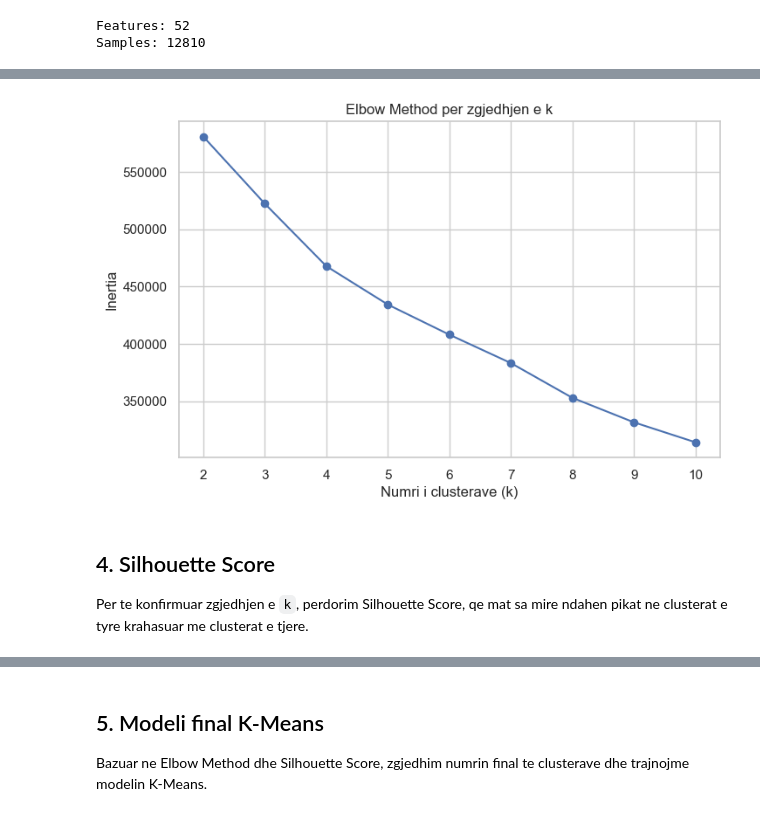
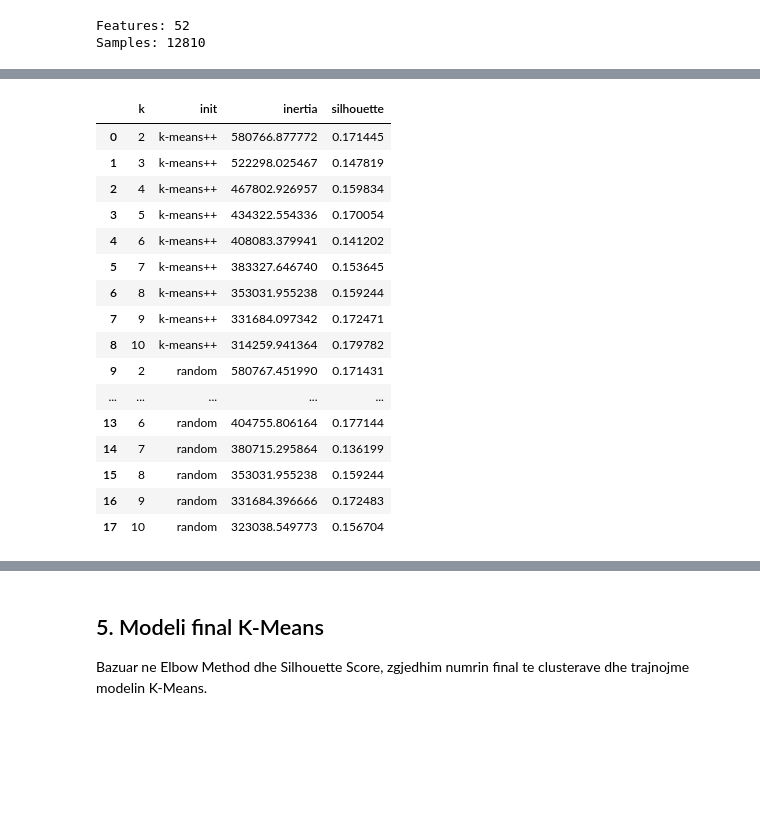
Before and after one commit to Valza-2005/House-Price-Prediction-Machine-Learning-Models, a Jupyter notebook: notebooks/models/Clustering.ipynb, the cells around one changed output, grey strips where cells are left out. Saved outputs shown, nothing was run; the diff lists cells and outputs as text; code cells hidden in the pictures; blank space fills up the shorter version.

```diff
--- a/notebooks/models/Clustering.ipynb
+++ b/notebooks/models/Clustering.ipynb
@@ -61,22 +65,38 @@ Per te zgjedhur numrin optimal te clusterave (`k`), perdorim Elbow Method, duke
 # %%
 k_values = range(2, 11)
-inertia_values = []
+init_methods = ["k-means++", "random"]
 
-for k in k_values:
-    kmeans = KMeans(n_clusters=k, random_state=42, n_init=10)
-    kmeans.fit(X)
-    inertia_values.append(kmeans.inertia_)
+experiment_results = []
 
-plt.figure(figsize=(8, 5))
-plt.plot(list(k_values), inertia_values, marker="o")
-plt.xlabel("Numri i clusterave (k)")
-plt.ylabel("Inertia")
-plt.title("Elbow Method per zgjedhjen e k")
-plt.xticks(list(k_values))
-plt.show()
+for init_method in init_methods:
+    for k in k_values:
+        kmeans = KMeans(n_clusters=k, init=init_method, random_state=42, n_init=10)
+        labels = kmeans.fit_predict(X)
+        score = silhouette_score(X, labels)
+        experiment_results.append({
+            "k": k,
+            "init": init_method,
+            "inertia": kmeans.inertia_,
+            "silhouette": score,
+        })
+
+experiments_df = pd.DataFrame(experiment_results)
+experiments_df
 # %% [output]
-[figure, removed]
+|  | k | init | inertia | silhouette |
+| 0 | 2 | k-means++ | 580766.877772 | 0.171445 |
+| 1 | 3 | k-means++ | 522298.025467 | 0.147819 |
+| 2 | 4 | k-means++ | 467802.926957 | 0.159834 |
+| 3 | 5 | k-means++ | 434322.554336 | 0.170054 |
+| 4 | 6 | k-means++ | 408083.379941 | 0.141202 |
+| 5 | 7 | k-means++ | 383327.646740 | 0.153645 |
+| 6 | 8 | k-means++ | 353031.955238 | 0.159244 |
+| 7 | 9 | k-means++ | 331684.097342 | 0.172471 |
+| 8 | 10 | k-means++ | 314259.941364 | 0.179782 |
+| 9 | 2 | random | 580767.451990 | 0.171431 |
+| ... | ... | ... | ... | ... |
+| 13 | 6 | random | 404755.806164 | 0.177144 |
+| 14 | 7 | random | 380715.295864 | 0.136199 |
+| 15 | 8 | random | 353031.955238 | 0.159244 |
+| 16 | 9 | random | 331684.396666 | 0.172483 |
+| 17 | 10 | random | 323038.549773 | 0.156704 |
-# %% [markdown]
-## 4. Silhouette Score
-
-Per te konfirmuar zgjedhjen e `k`, perdorim Silhouette Score, qe mat sa mire ndahen pikat ne clusterat e tyre krahasuar me clusterat e tjere.
```
Also changed, not shown: parts of 17 cells of this notebook.
